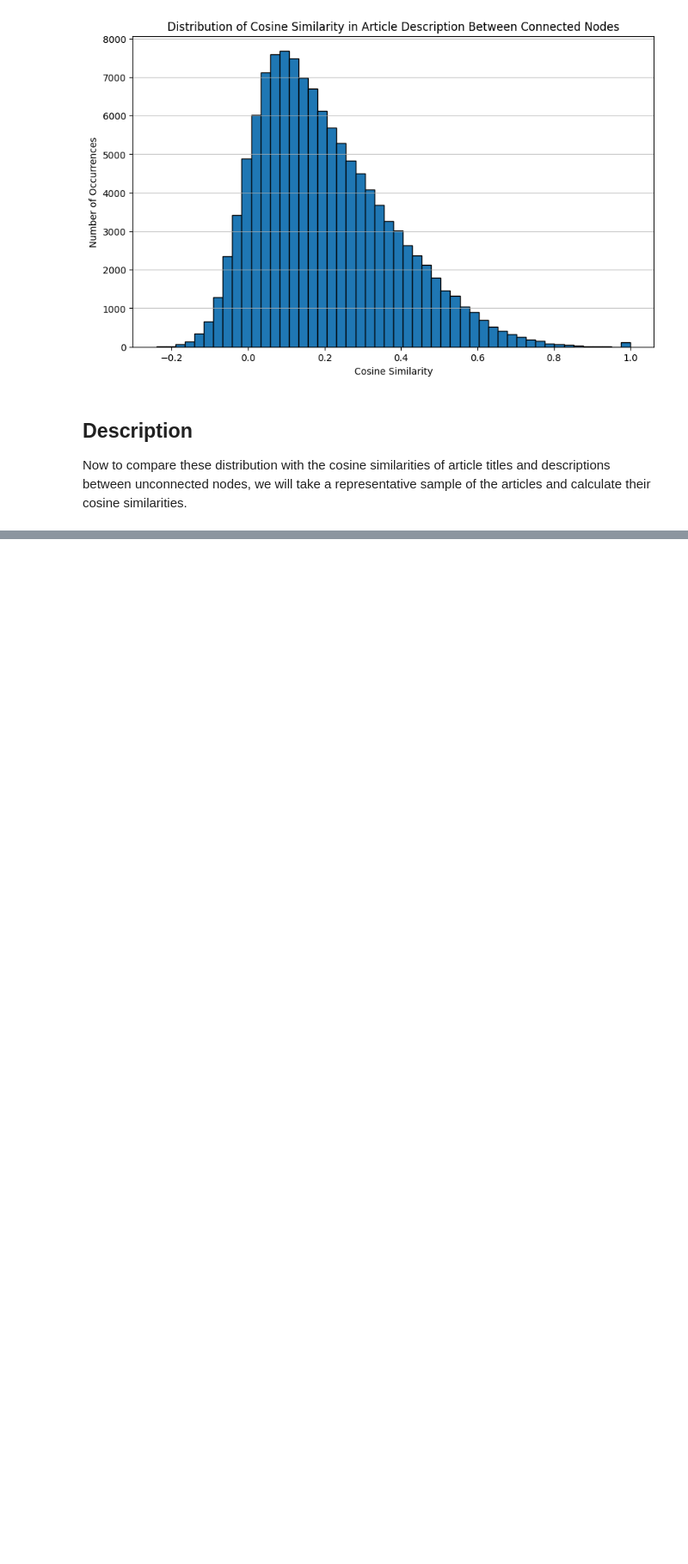
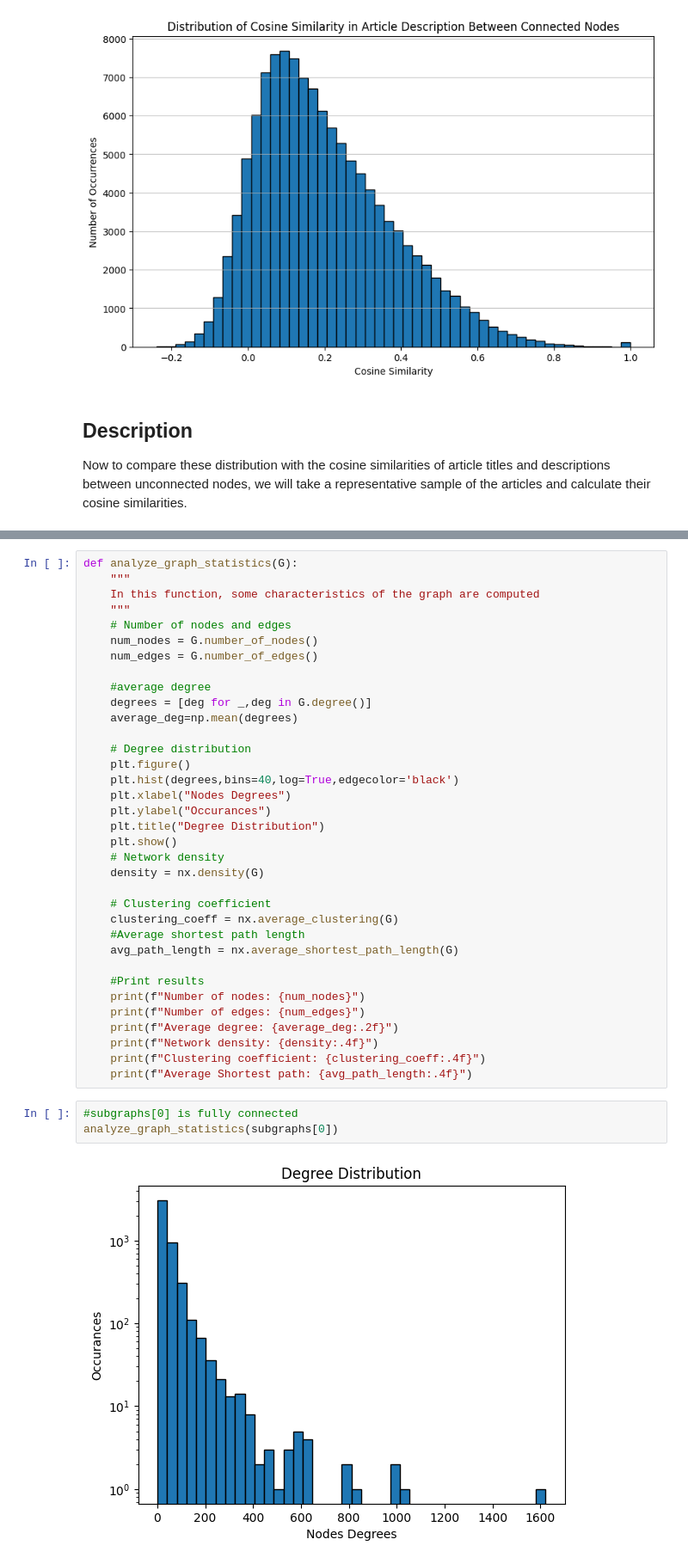
Before and after one commit to angelpras/epfl_ADA_project, a Jupyter notebook: results.ipynb, the cells around one changed output, grey strips where cells are left out. Shown at 86% size. Cells and saved outputs as stored; diff of their text form; blank space fills up the shorter version.

```diff
--- a/results.ipynb
+++ b/results.ipynb
@@ -134,0 +192,40 @@ Pink_Pigeon Wood_Pigeon
+# %%
+def analyze_graph_statistics(G):
+    """
+    In this function, some characteristics of the graph are computed
+    """
+    # Number of nodes and edges
+    num_nodes = G.number_of_nodes()
+    num_edges = G.number_of_edges()
+
+    #average degree
+    degrees = [deg for _,deg in G.degree()]
+    average_deg=np.mean(degrees)
+
+    # Degree distribution
+    plt.figure()
+    plt.hist(degrees,bins=40,log=True,edgecolor='black')
+    plt.xlabel("Nodes Degrees")
+    plt.ylabel("Occurances")
+    plt.title("Degree Distribution")
+    plt.show()
+    # Network density
+    density = nx.density(G)
+
+    # Clustering coefficient
+    clustering_coeff = nx.average_clustering(G)
+    #Average shortest path length
+    avg_path_length = nx.average_shortest_path_length(G)
+
+    #Print results
+    print(f"Number of nodes: {num_nodes}")
+    print(f"Number of edges: {num_edges}")
+    print(f"Average degree: {average_deg:.2f}")
+    print(f"Network density: {density:.4f}")
+    print(f"Clustering coefficient: {clustering_coeff:.4f}")
+    print(f"Average Shortest path: {avg_path_length:.4f}")
+# %%
+#subgraphs[0] is fully connected
+analyze_graph_statistics(subgraphs[0])
+# %% [output]
+[figure, added]
```
Also changed, not shown: parts of 19 cells of this notebook, 1 other file.
